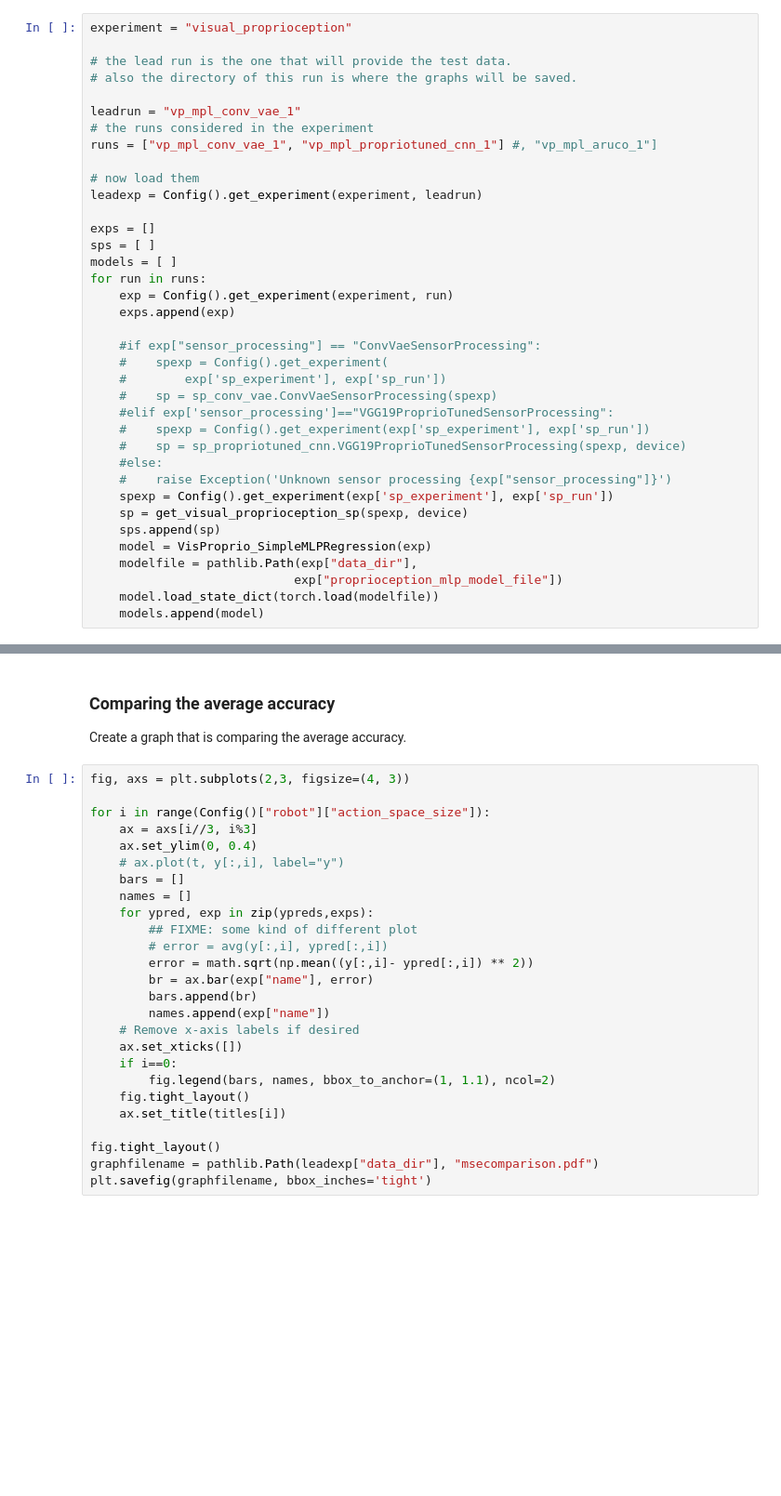
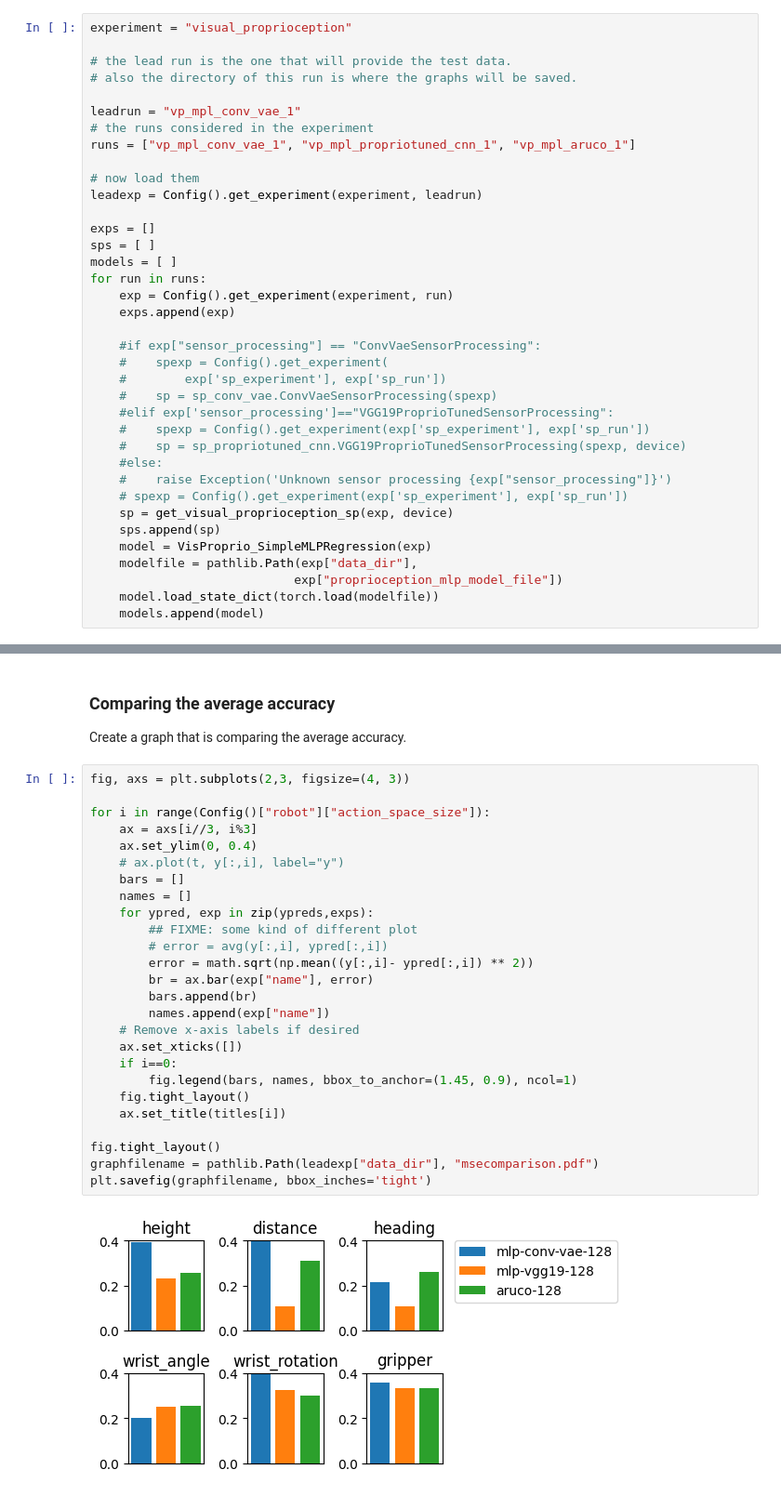
Before and after one commit to Sahara-Sheik/Robotic-Vision, a Jupyter notebook: src/visual_proprioception/Compare_VisualProprioception.ipynb, the cells around one changed output, grey strips where cells are left out. Shown at 93% size. Saved outputs shown, nothing was run; the diff lists cells and outputs as text; blank space fills up the shorter version.

Commit message:
Experiment runs fixed for proprioception compares

```diff
--- a/src/visual_proprioception/Compare_VisualProprioception.ipynb
+++ b/src/visual_proprioception/Compare_VisualProprioception.ipynb
@@ -44,7 +44,7 @@ experiment = "visual_proprioception"
 
 leadrun = "vp_mpl_conv_vae_1"
 # the runs considered in the experiment
-runs = ["vp_mpl_conv_vae_1", "vp_mpl_propriotuned_cnn_1"] #, "vp_mpl_aruco_1"]
+runs = ["vp_mpl_conv_vae_1", "vp_mpl_propriotuned_cnn_1", "vp_mpl_aruco_1"]
 
 # now load them
 leadexp = Config().get_experiment(experiment, leadrun)
@@ -65,8 +65,8 @@ for run in runs:
     #    sp = sp_propriotuned_cnn.VGG19ProprioTunedSensorProcessing(spexp, device)
     #else:
     #    raise Exception('Unknown sensor processing {exp["sensor_processing"]}')
-    spexp = Config().get_experiment(exp['sp_experiment'], exp['sp_run'])
-    sp = get_visual_proprioception_sp(spexp, device)
+    # spexp = Config().get_experiment(exp['sp_experiment'], exp['sp_run'])
+    sp = get_visual_proprioception_sp(exp, device)
     sps.append(sp)
     model = VisProprio_SimpleMLPRegression(exp)
     modelfile = pathlib.Path(exp["data_dir"],
@@ -157,26 +171,28 @@ Create a graph that is comparing the average accuracy.
 # %%
 fig, axs = plt.subplots(2,3, figsize=(4, 3))
 
 for i in range(Config()["robot"]["action_space_size"]):
     ax = axs[i//3, i%3]
     ax.set_ylim(0, 0.4)
     # ax.plot(t, y[:,i], label="y")
     bars = []
     names = []
     for ypred, exp in zip(ypreds,exps):
         ## FIXME: some kind of different plot
         # error = avg(y[:,i], ypred[:,i])
         error = math.sqrt(np.mean((y[:,i]- ypred[:,i]) ** 2))
         br = ax.bar(exp["name"], error)
         bars.append(br)
         names.append(exp["name"])
     # Remove x-axis labels if desired
     ax.set_xticks([])
     if i==0:
-        fig.legend(bars, names, bbox_to_anchor=(1, 1.1), ncol=2)
+        fig.legend(bars, names, bbox_to_anchor=(1.45, 0.9), ncol=1)
     fig.tight_layout()
     ax.set_title(titles[i])
 
 fig.tight_layout()
 graphfilename = pathlib.Path(leadexp["data_dir"], "msecomparison.pdf")
 plt.savefig(graphfilename, bbox_inches='tight')
+# %% [output]
+[figure, added]
```
Also changed, not shown: parts of 4 cells of this notebook, 8 other files.
